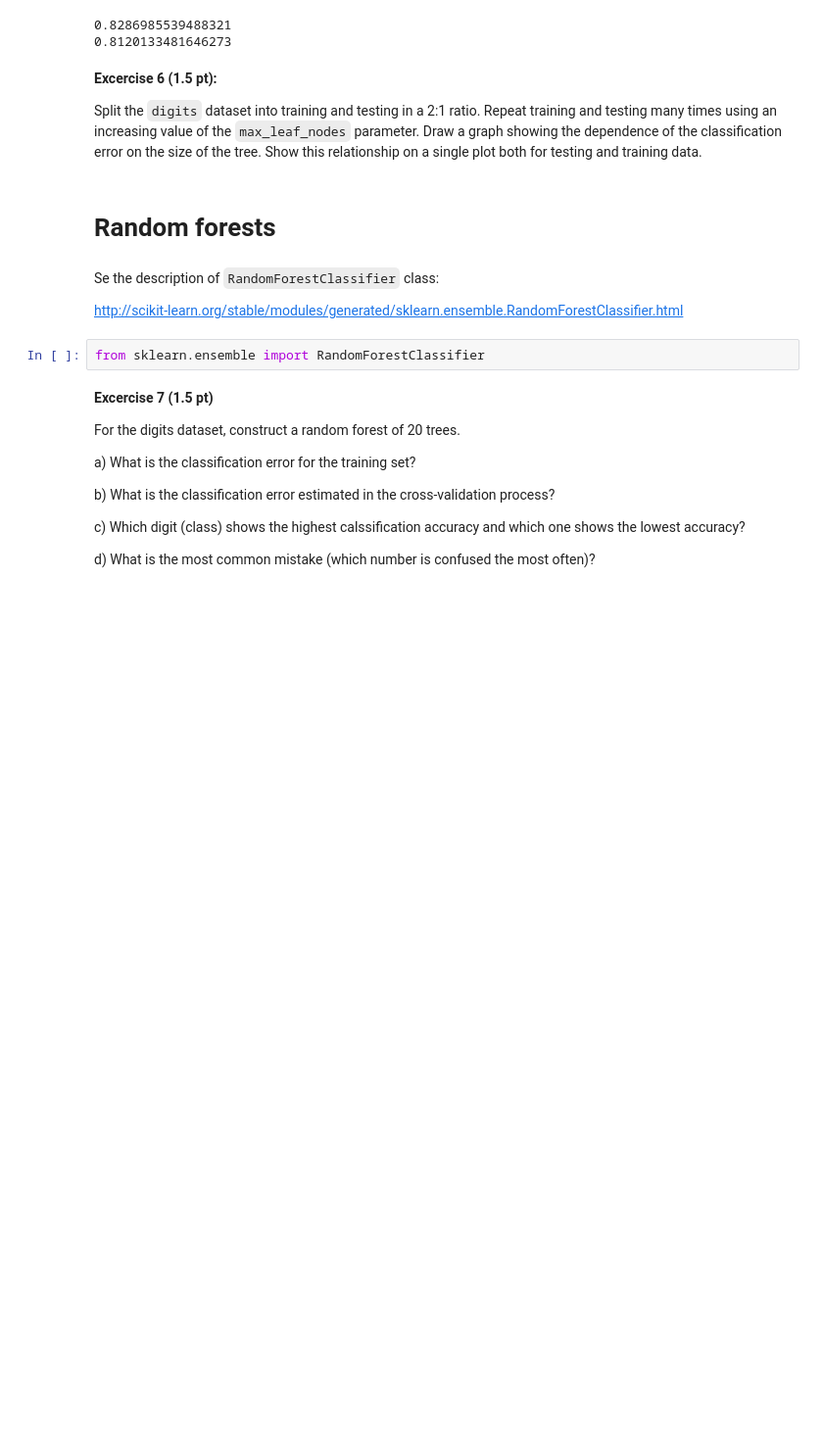
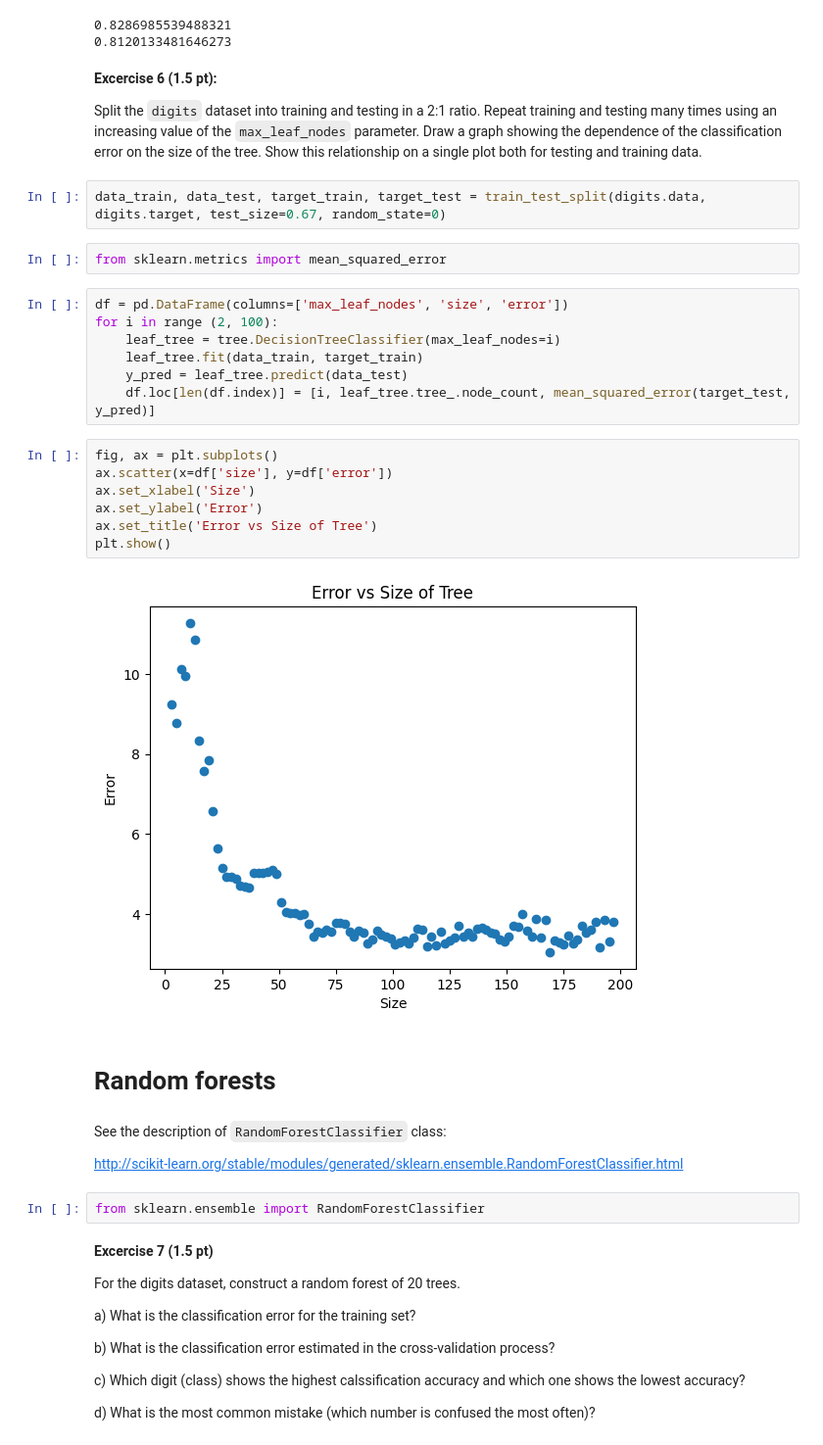
Before and after one commit to Azirral/data-science-exercises, a Jupyter notebook: Exercise4/DecisionTrees.ipynb, the cells around one changed output. Shown at 98% size. Cells and saved outputs as stored; diff of their text form; blank space fills up the shorter version.

Commit message:
How size of the tree affects the error plot

```diff
--- a/Exercise4/DecisionTrees.ipynb
+++ b/Exercise4/DecisionTrees.ipynb
@@ -269,10 +269,30 @@ print(max_leaf_tree.score(data_test, target_test))
 **Excercise 6 (1.5 pt):**
 
 Split the `digits` dataset into training and testing in a 2:1 ratio. Repeat training and testing many times using an increasing value of the `max_leaf_nodes` parameter. Draw a graph showing the dependence of the classification error on the size of the tree. Show this relationship on a single plot both for testing and training data.
+# %%
+data_train, data_test, target_train, target_test = train_test_split(digits.data, digits.target, test_size=0.67, random_state=0)
+# %%
+from sklearn.metrics import mean_squared_error
+# %%
+df = pd.DataFrame(columns=['max_leaf_nodes', 'size', 'error'])
+for i in range (2, 100):
+    leaf_tree = tree.DecisionTreeClassifier(max_leaf_nodes=i)
+    leaf_tree.fit(data_train, target_train)
+    y_pred = leaf_tree.predict(data_test)
+    df.loc[len(df.index)] = [i, leaf_tree.tree_.node_count, mean_squared_error(target_test, y_pred)]
+# %%
+fig, ax = plt.subplots()
+ax.scatter(x=df['size'], y=df['error'])
+ax.set_xlabel('Size')
+ax.set_ylabel('Error')
+ax.set_title('Error vs Size of Tree')
+plt.show()
+# %% [output]
+[figure, added]
 # %% [markdown]
 # Random forests #
 # %% [markdown]
-Se the description of `RandomForestClassifier` class:
+See the description of `RandomForestClassifier` class:
 
 http://scikit-learn.org/stable/modules/generated/sklearn.ensemble.RandomForestClassifier.html
 # %%
```
